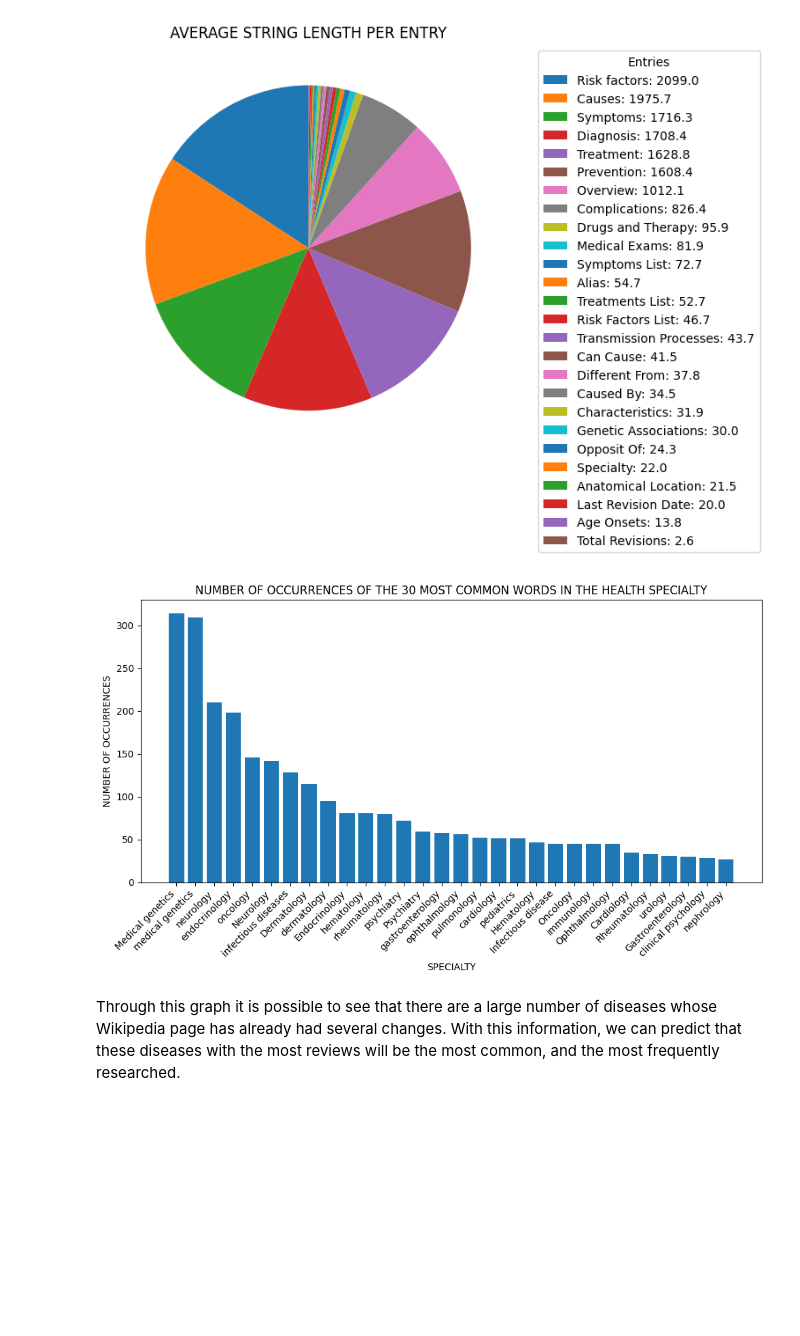
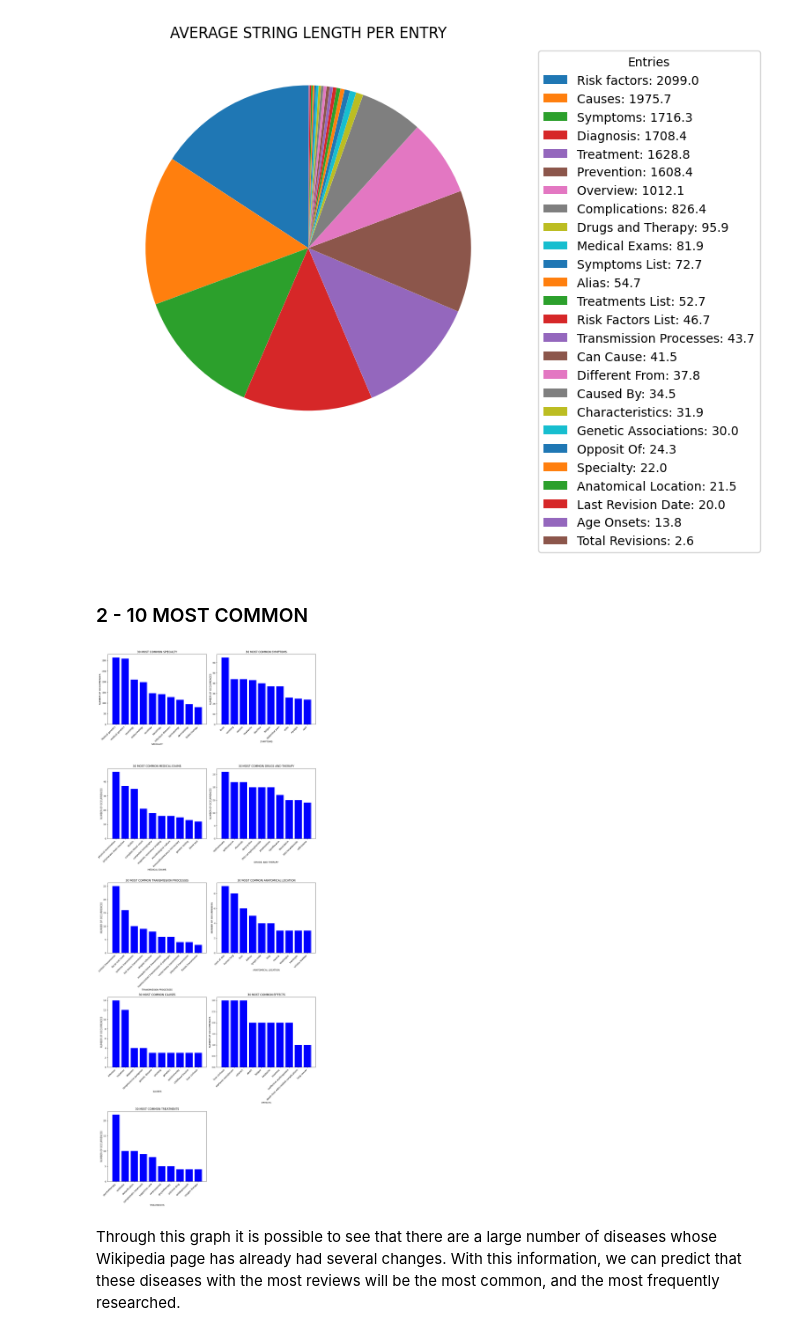
Before and after one commit to ritaleite03/FEUP-MEIC-PRI, a Jupyter notebook: project_1/analysis.ipynb, the cells around one changed output. Saved outputs shown, nothing was run; the diff lists cells and outputs as text; code cells hidden in the pictures; blank space fills up the shorter version.

```diff
--- a/project_1/analysis.ipynb
+++ b/project_1/analysis.ipynb
@@ -43,31 +45,49 @@ else:
     plt.show()
 # %% [output]
 [figure]
+# %% [markdown]
+### 2 - 10 MOST COMMON
 # %%
-if "Specialty" in data.index:
-    all_words = []
-    for col in data.columns:
-        words = data.at["Specialty", col]
-        if isinstance(words, list):
-            all_words.extend(words)
+entries = [
+    ("Specialty","Specialty".upper()),                              # 0
+    ("Symptoms List","Symptoms".upper()),                           # 1
+    ("Medical Exams","Medical Exams".upper()),                      # 2
+    ("Drugs and Therapy","Drugs and Therapy".upper()),              # 3
+    ("Transmission Processes","Transmission Processes".upper()),    # 4
+    ("Anatomical Location","Anatomical Location".upper()),          # 5
+    ("Caused By","Causes".upper()),                                 # 6
+    ("Can Cause","Effects".upper()),                                # 7
+    ("Treatments List","Treatments".upper())]                       # 8
 
-    word_counts = Counter(all_words)
-    most_common_words = word_counts.most_common(30)
+num_entries = len(entries)
+cols = 2
+rows = (num_entries + cols - 1) // cols
 
-    # for word, count in most_common_words:
-    #     print(f'{word}: {count} vezes')
+plt.figure(figsize=(14, 7 * rows))
 
-    plt.figure(figsize=(10, 6))
-    words, counts = zip(*most_common_words)
-    plt.bar(words, counts)
-    plt.xticks(rotation=45, ha="right")
-    plt.title("NUMBER OF OCCURRENCES OF THE 30 MOST COMMON WORDS IN THE HEALTH SPECIALTY")
-    plt.xlabel("SPECIALTY")
-    plt.ylabel("NUMBER OF OCCURRENCES")
-    plt.tight_layout()
-    plt.show()
+for i, (entry,title) in enumerate(entries):
+    if entry in data.index:
+        all_words = []
+        for col in data.columns:
+            words = data.at[entry, col]
+            if isinstance(words, list):
+                all_words.extend(words)
+
+        word_counts = Counter(all_words)
+        most_common_words = word_counts.most_common(10)
+
+        plt.subplot(rows, cols, i + 1)
+        words, counts = zip(*most_common_words) if most_common_words else ([], [])
+        plt.bar(words, counts, color='blue')
+        plt.xticks(rotation=45, ha="right")
+        plt.title(f"30 MOST COMMON {title}")
+        plt.xlabel(f"{title}")
+        plt.ylabel("NUMBER OF OCCURRENCES")
+
+plt.tight_layout()
+plt.show()
 # %% [output]
-[figure, old version]
+[figure, new version]
 # %% [markdown]
 Through this graph it is possible to see that there are a large number of diseases whose Wikipedia page has already had several changes. With this information, we can predict that these diseases with the most reviews will be the most common, and the most frequently researched.
 # %%
```
Also changed, not shown: parts of 2 cells of this notebook.
